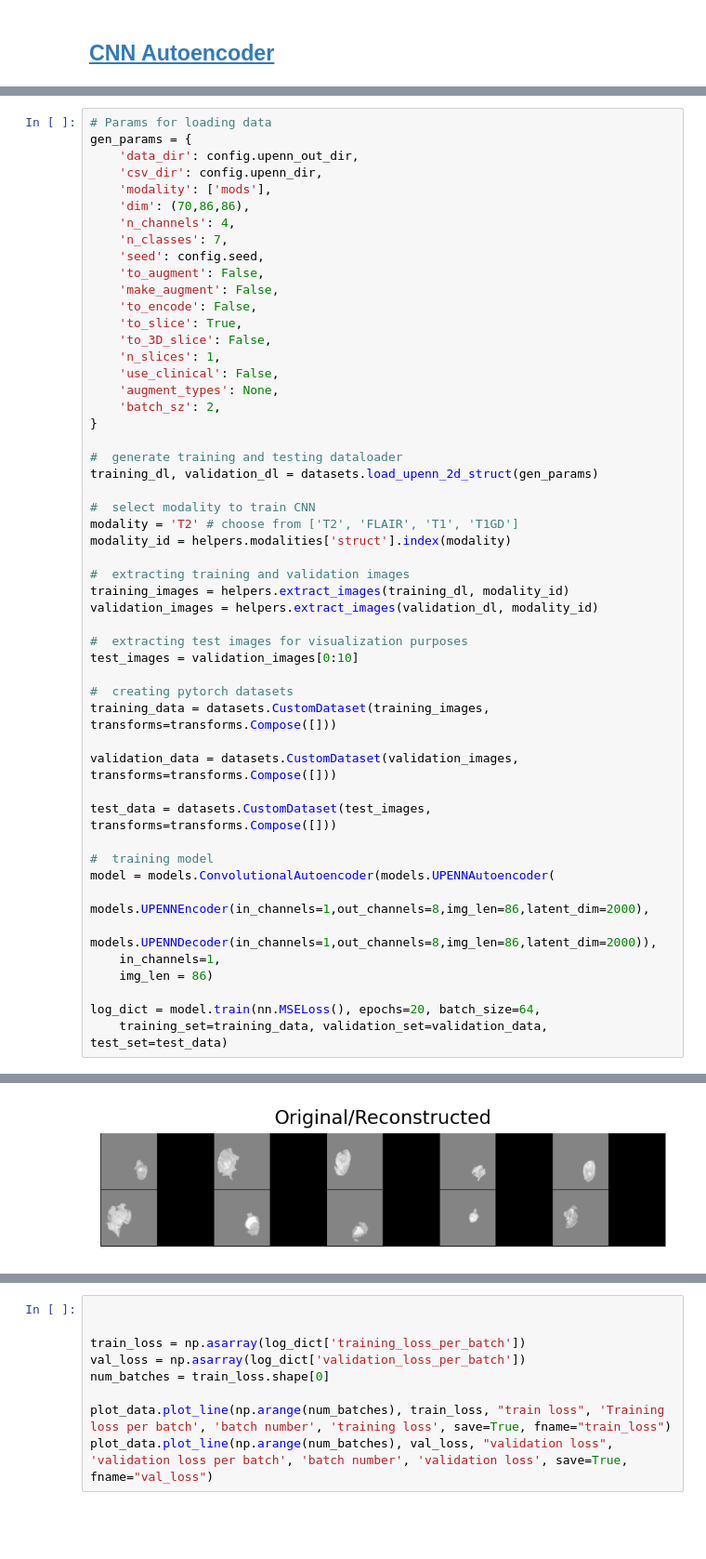
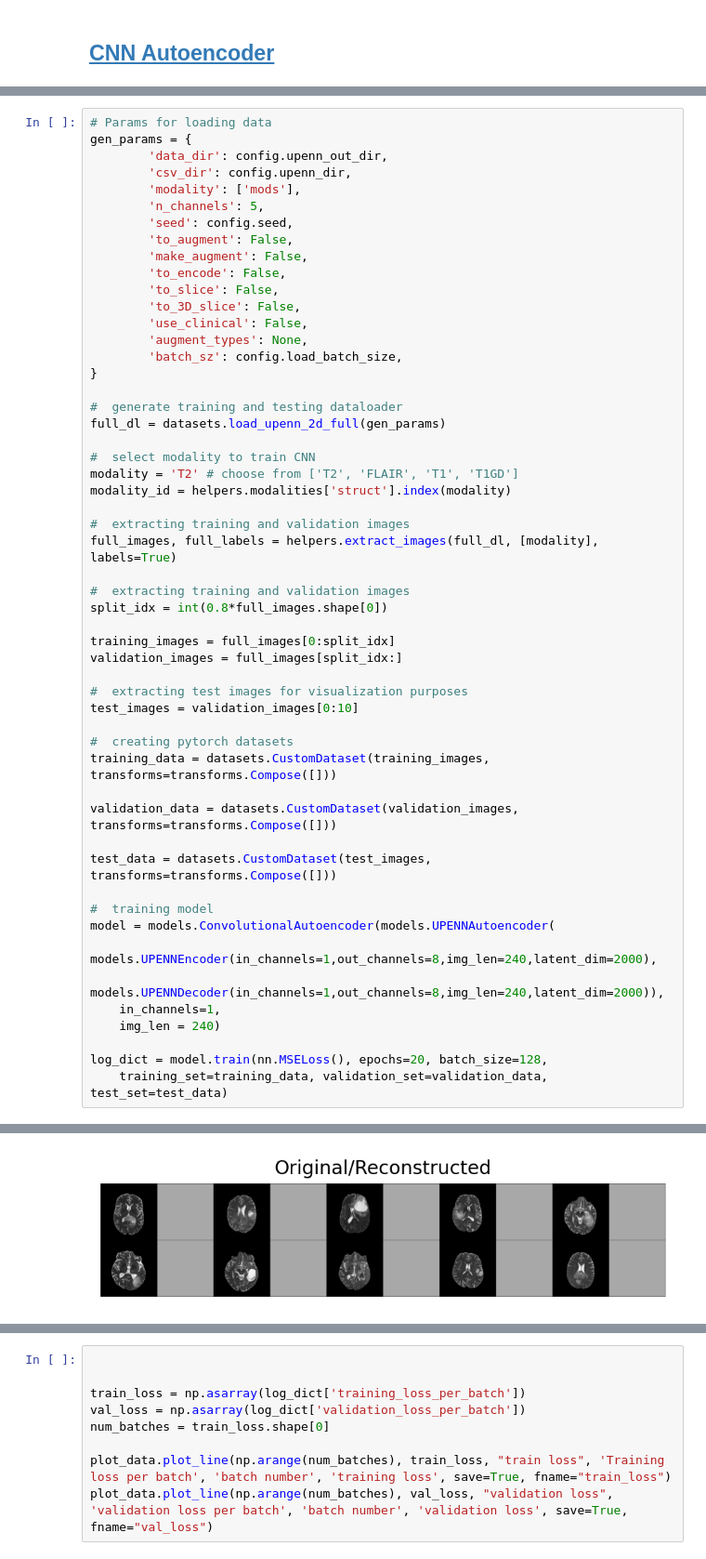
Before and after one commit to yyexela/EE577_Project, a Jupyter notebook: notebooks/cnn_autoencoder_UPENN.ipynb, the cells around one changed output, grey strips where cells are left out. Shown at 93% size. Cells and saved outputs as stored; diff of their text form; blank space fills up the shorter version.

Commit message:
Re-ran CNN AE for UPENN and produced new figures
Removed files that don't work -- CNN AE for UPENN and CIFAR10 as well as DINOv2 models run

```diff
--- a/notebooks/cnn_autoencoder_UPENN.ipynb
+++ b/notebooks/cnn_autoencoder_UPENN.ipynb
@@ -33,34 +39,36 @@ Running on the GPU
 # %%
 # Params for loading data
 gen_params = {
-    'data_dir': config.upenn_out_dir,
-    'csv_dir': config.upenn_dir,
-    'modality': ['mods'],
-    'dim': (70,86,86),
-    'n_channels': 4,
-    'n_classes': 7,
-    'seed': config.seed,
-    'to_augment': False,
-    'make_augment': False,
-    'to_encode': False,
-    'to_slice': True,
-    'to_3D_slice': False,
-    'n_slices': 1,
-    'use_clinical': False,
-    'augment_types': None,
-    'batch_sz': 2,
+        'data_dir': config.upenn_out_dir,
+        'csv_dir': config.upenn_dir,
+        'modality': ['mods'],
+        'n_channels': 5,
+        'seed': config.seed,
+        'to_augment': False,
+        'make_augment': False,
+        'to_encode': False,
+        'to_slice': False,
+        'to_3D_slice': False,
+        'use_clinical': False,
+        'augment_types': None,
+        'batch_sz': config.load_batch_size,
 }
 
 #  generate training and testing dataloader
-training_dl, validation_dl = datasets.load_upenn_2d_struct(gen_params)
+full_dl = datasets.load_upenn_2d_full(gen_params)
 
 #  select modality to train CNN
 modality = 'T2' # choose from ['T2', 'FLAIR', 'T1', 'T1GD']
 modality_id = helpers.modalities['struct'].index(modality)
 
 #  extracting training and validation images
-training_images = helpers.extract_images(training_dl, modality_id)
-validation_images = helpers.extract_images(validation_dl, modality_id)
+full_images, full_labels = helpers.extract_images(full_dl, [modality], labels=True)
+
+#  extracting training and validation images
+split_idx = int(0.8*full_images.shape[0])
+
+training_images = full_images[0:split_idx]
+validation_images = full_images[split_idx:]
 
 #  extracting test images for visualization purposes
 test_images = validation_images[0:10]
@@ -74,12 +82,12 @@ test_data = datasets.CustomDataset(test_images, transforms=transforms.Compose([]
 
 #  training model
 model = models.ConvolutionalAutoencoder(models.UPENNAutoencoder(
-    models.UPENNEncoder(in_channels=1,out_channels=8,img_len=86,latent_dim=2000),
-    models.UPENNDecoder(in_channels=1,out_channels=8,img_len=86,latent_dim=2000)),
+    models.UPENNEncoder(in_channels=1,out_channels=8,img_len=240,latent_dim=2000),
+    models.UPENNDecoder(in_channels=1,out_channels=8,img_len=240,latent_dim=2000)),
     in_channels=1,
-    img_len = 86)
+    img_len = 240)
 
-log_dict = model.train(nn.MSELoss(), epochs=20, batch_size=64,
+log_dict = model.train(nn.MSELoss(), epochs=20, batch_size=128,
     training_set=training_data, validation_set=validation_data, test_set=test_data)
 # %% [output]
 Encoder:
@@ -104,3 +112,3 @@ training_loss: 1.3153 validation_loss: 1.2902
-[figure, old version]
+[figure, new version]
 Epoch 2/20
 training...
```
Also changed, not shown: parts of 2 cells of this notebook, 29 other files.
